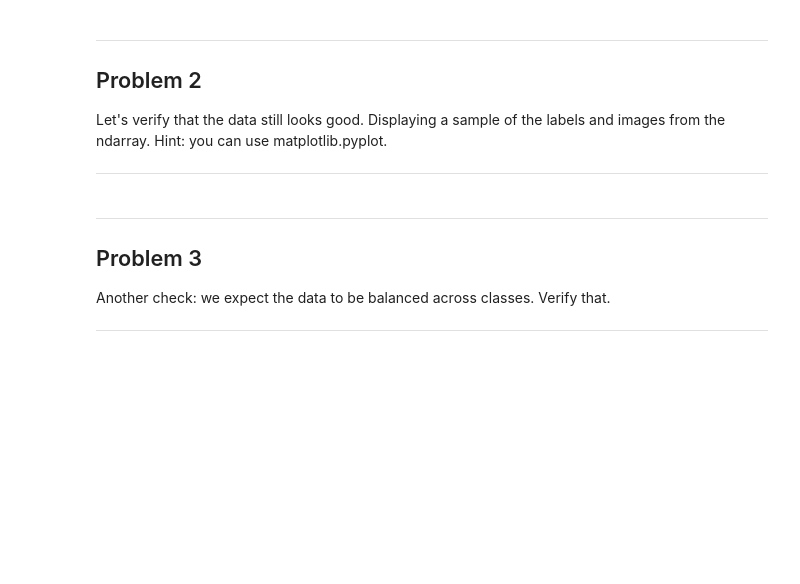
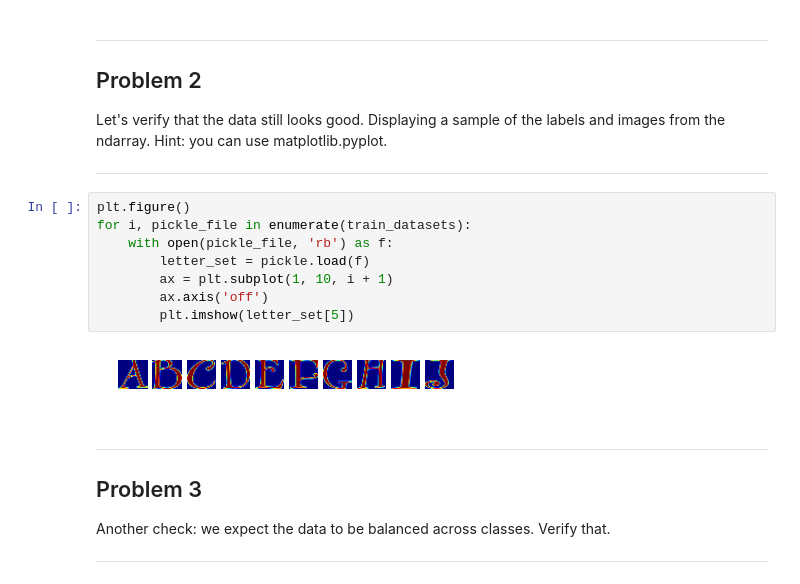
Before and after one commit to glebkuznetsov/udacity-tensorflow, a Jupyter notebook: 1_notmnist.ipynb, the cells around one changed output. Cells and saved outputs as stored; diff of their text form; blank space fills up the shorter version.

```diff
--- a/1_notmnist.ipynb
+++ b/1_notmnist.ipynb
@@ -200,6 +202,16 @@ Problem 2
 Let's verify that the data still looks good. Displaying a sample of the labels and images from the ndarray. Hint: you can use matplotlib.pyplot.
 
 ---
+# %%
+plt.figure()
+for i, pickle_file in enumerate(train_datasets):
+    with open(pickle_file, 'rb') as f:
+        letter_set = pickle.load(f)
+        ax = plt.subplot(1, 10, i + 1)
+        ax.axis('off')
+        plt.imshow(letter_set[5])
+# %% [output]
+[figure, added]
 # %% [markdown]
 ---
 Problem 3
```
Also changed, not shown: parts of 6 cells of this notebook.
